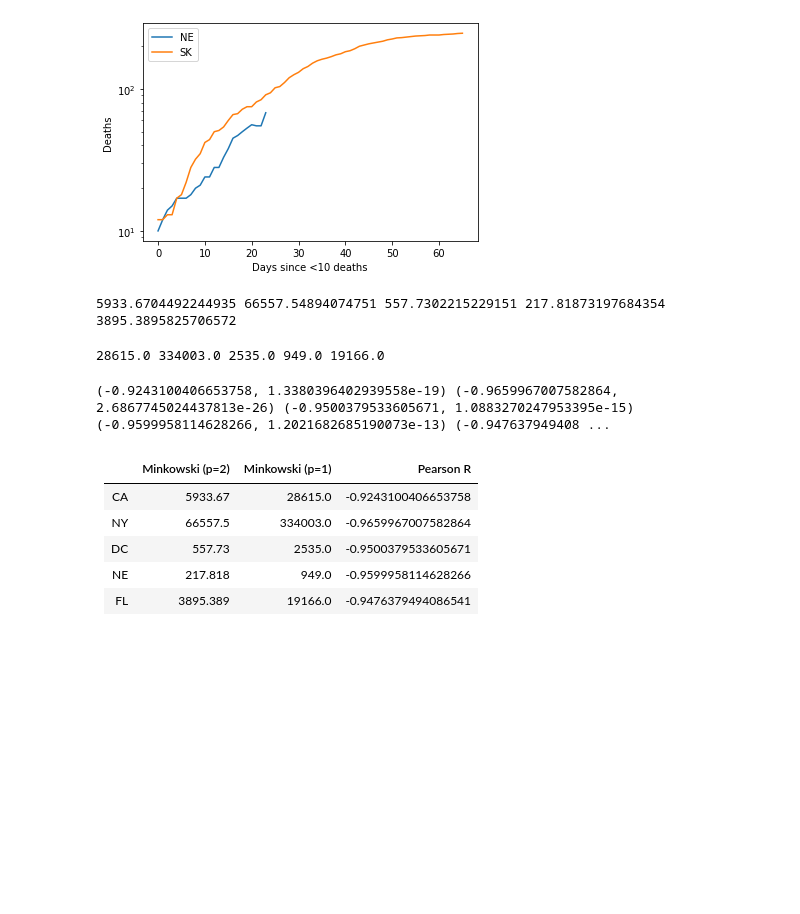
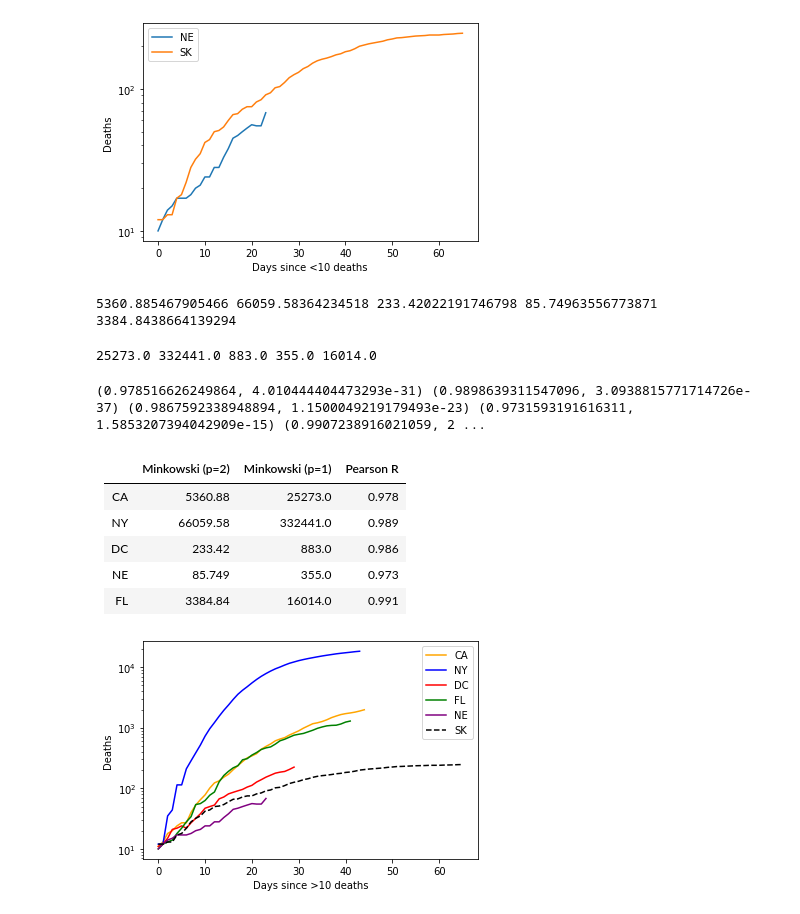
Before and after one commit to RileyWClarke/MLTSA_COVID19, a Jupyter notebook: covid19_dist.ipynb, the cells around one changed output. Saved outputs shown, nothing was run; the diff lists cells and outputs as text; code cells hidden in the pictures; blank space fills up the shorter version.

```diff
--- a/covid19_dist.ipynb
+++ b/covid19_dist.ipynb
@@ -187,40 +192,55 @@ plt.show()
 # %%
 from scipy.spatial.distance import minkowski
 print(
-minkowski(us_CA['death'],skorea_d10['deceased'][:len(us_CA['death'])], p=2),
-minkowski(us_NY['death'],skorea_d10['deceased'][:len(us_NY['death'])], p=2),
-minkowski(us_DC['death'],skorea_d10['deceased'][:len(us_DC['death'])], p=2),
-minkowski(us_NE['death'],skorea_d10['deceased'][:len(us_NE['death'])], p=2),
-minkowski(us_FL['death'],skorea_d10['deceased'][:len(us_FL['death'])], p=2)
+minkowski(us_CA['death'][::-1],skorea_d10['deceased'][:len(us_CA['death'])], p=2),
+minkowski(us_NY['death'][::-1],skorea_d10['deceased'][:len(us_NY['death'])], p=2),
+minkowski(us_DC['death'][::-1],skorea_d10['deceased'][:len(us_DC['death'])], p=2),
+minkowski(us_NE['death'][::-1],skorea_d10['deceased'][:len(us_NE['death'])], p=2),
+minkowski(us_FL['death'][::-1],skorea_d10['deceased'][:len(us_FL['death'])], p=2)
 )
 # %% [output]
-5933.6704492244935 66557.54894074751 557.7302215229151 217.81873197684354 3895.3895825706572
+5360.885467905466 66059.58364234518 233.42022191746798 85.74963556773871 3384.8438664139294
 # %%
 print(
-minkowski(us_CA['death'],skorea_d10['deceased'][:len(us_CA['death'])], p=1),
-minkowski(us_NY['death'],skorea_d10['deceased'][:len(us_NY['death'])], p=1),
-minkowski(us_DC['death'],skorea_d10['deceased'][:len(us_DC['death'])], p=1),
-minkowski(us_NE['death'],skorea_d10['deceased'][:len(us_NE['death'])], p=1),
-minkowski(us_FL['death'],skorea_d10['deceased'][:len(us_FL['death'])], p=1)
+minkowski(us_CA['death'][::-1],skorea_d10['deceased'][:len(us_CA['death'])], p=1),
+minkowski(us_NY['death'][::-1],skorea_d10['deceased'][:len(us_NY['death'])], p=1),
+minkowski(us_DC['death'][::-1],skorea_d10['deceased'][:len(us_DC['death'])], p=1),
+minkowski(us_NE['death'][::-1],skorea_d10['deceased'][:len(us_NE['death'])], p=1),
+minkowski(us_FL['death'][::-1],skorea_d10['deceased'][:len(us_FL['death'])], p=1)
 )
 # %% [output]
-28615.0 334003.0 2535.0 949.0 19166.0
+25273.0 332441.0 883.0 355.0 16014.0
 # %%
 from scipy.stats import pearsonr
 print(
-pearsonr(us_CA['death'],skorea_d10['deceased'][:len(us_CA['death'])]),
-pearsonr(us_NY['death'],skorea_d10['deceased'][:len(us_NY['death'])]),
-pearsonr(us_DC['death'],skorea_d10['deceased'][:len(us_DC['death'])]),
-pearsonr(us_NE['death'],skorea_d10['deceased'][:len(us_NE['death'])]),
-pearsonr(us_FL['death'],skorea_d10['deceased'][:len(us_FL['death'])])
+pearsonr(us_CA['death'][::-1],skorea_d10['deceased'][:len(us_CA['death'])]),
+pearsonr(us_NY['death'][::-1],skorea_d10['deceased'][:len(us_NY['death'])]),
+pearsonr(us_DC['death'][::-1],skorea_d10['deceased'][:len(us_DC['death'])]),
+pearsonr(us_NE['death'][::-1],skorea_d10['deceased'][:len(us_NE['death'])]),
+pearsonr(us_FL['death'][::-1],skorea_d10['deceased'][:len(us_FL['death'])])
 )
 # %% [output]
-(-0.9243100406653758, 1.3380396402939558e-19) (-0.9659967007582864, 2.6867745024437813e-26) (-0.9500379533605671, 1.0883270247953395e-15) (-0.9599958114628266, 1.2021682685190073e-13) (-0.947637949408 ...
+(0.978516626249864, 4.010444404473293e-31) (0.9898639311547096, 3.0938815771714726e-37) (0.9867592338948894, 1.1500049219179493e-23) (0.9731593191616311, 1.5853207394042909e-15) (0.9907238916021059, 2 ...
 # %% [markdown]
 |     |Minkowski (p=2)|Minkowski (p=1)|Pearson R|
 |-----|---------------|---------------|---------|
-|  CA |5933.67        |28615.0        |-0.9243100406653758|
-|  NY |66557.5        |334003.0       |-0.9659967007582864|
-|  DC |557.73         |2535.0         |-0.9500379533605671|
-|  NE |217.818        |949.0          |-0.9599958114628266|
-|  FL |3895.389       |19166.0        |-0.9476379494086541|
+|  CA |5360.88        |25273.0        |0.978|
+|  NY |66059.58       |332441.0      |0.989|
+|  DC |233.42         |883.0         |0.986|
+|  NE |85.749         |355.0         |0.973|
+|  FL |3384.84        |16014.0       |0.991|
+# %%
+plt.plot(us_CA['d10'], us_CA['death'][::-1], c='orange', label='CA')
+plt.plot(us_NY['d10'], us_NY['death'][::-1], c='b', label='NY')
+plt.plot(us_DC['d10'], us_DC['death'][::-1], c='r', label='DC')
+plt.plot(us_FL['d10'], us_FL['death'][::-1], c='g', label='FL')
+plt.plot(us_NE['d10'], us_NE['death'][::-1], c='purple', label='NE')
+plt.plot(skorea_d10['d10'], skorea_d10['deceased'], c='k', ls='--', label='SK')
+plt.yscale('log')
+plt.xlabel('Days since >10 deaths')
+plt.ylabel('Deaths')
+plt.legend()
+plt.savefig('ALLvSK.png', bbox_inches='tight')
+plt.show()
+# %% [output]
+[figure, added]
```
Also changed, not shown: parts of 1 cell of this notebook.
